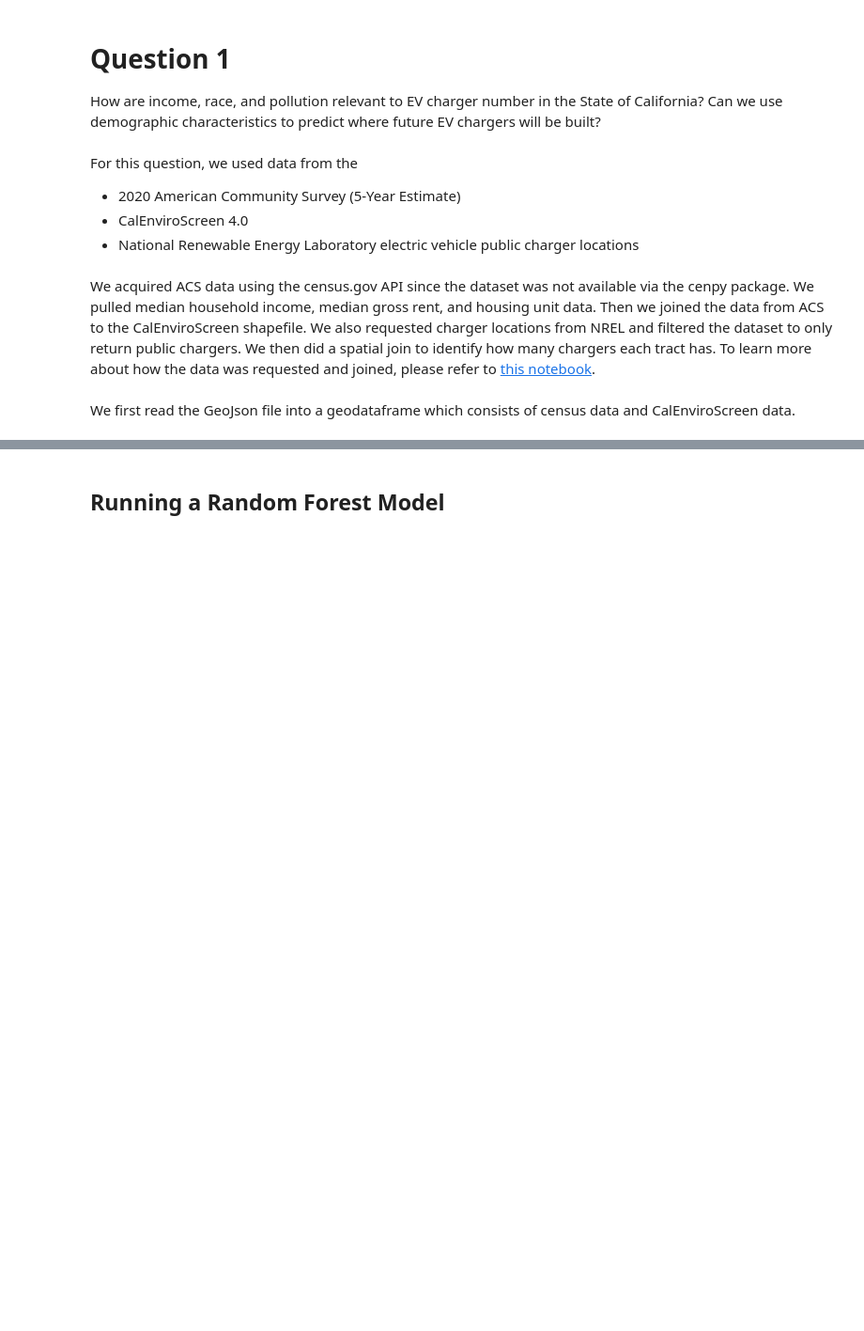
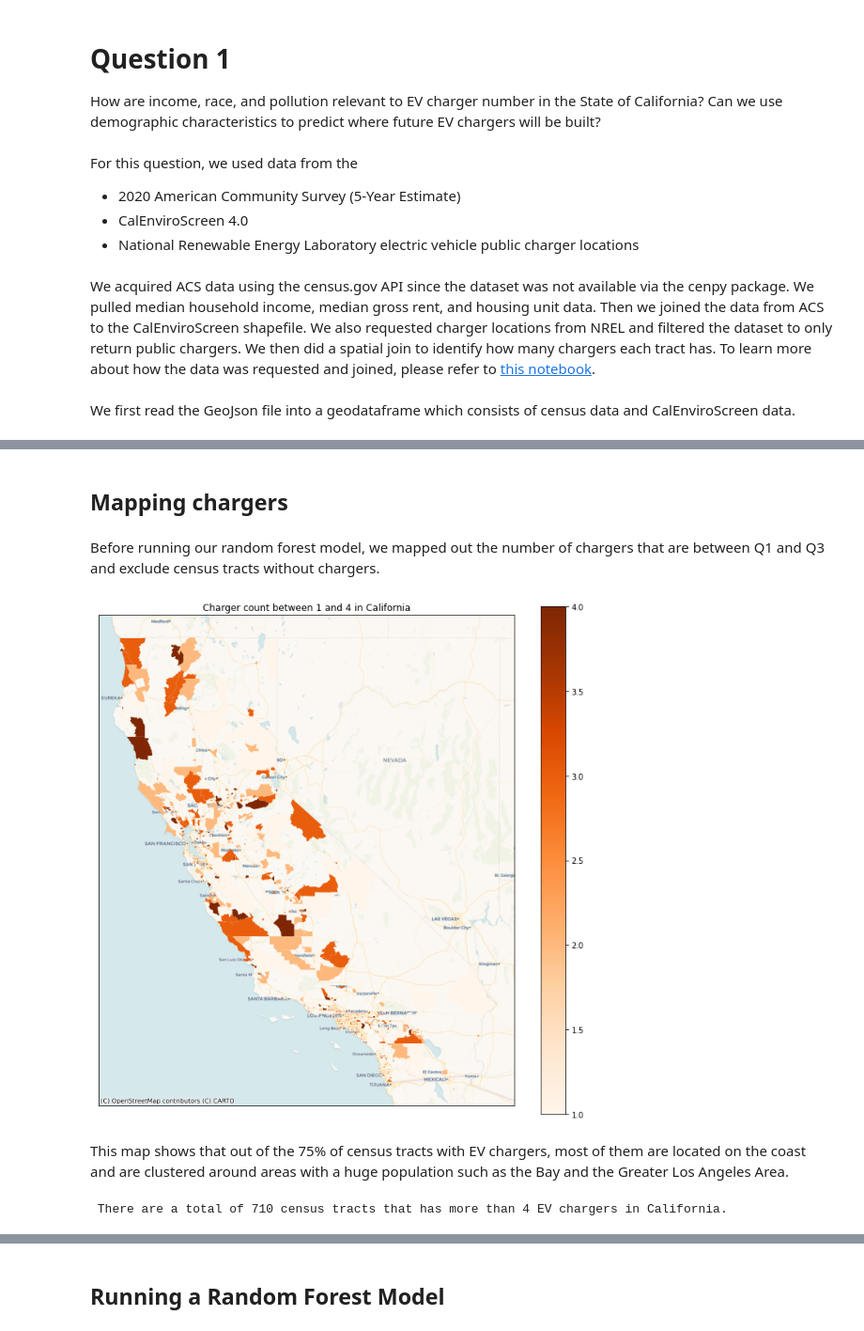
Before and after one commit to opheliasin/ev-charger-sales, a Jupyter notebook: Question 1.ipynb, the cells around one changed output, grey strips where cells are left out. Shown at 94% size. Cells and saved outputs as stored; diff of their text form; code cells hidden in the pictures; blank space fills up the shorter version.

```diff
--- a/Question 1.ipynb
+++ b/Question 1.ipynb
@@ -48,6 +25,0 @@ import matplotlib.pyplot as plt
-# %%
-fig, ax = plt.subplots(figsize=(10,10))
-joinedDf.to_crs("EPSG:3857").plot('count', cmap='viridis', legend=True, ax=ax)
-ctx.add_basemap(ax, source=ctx.providers.Stamen.TonerLite)
-ax.set_xticks([])
-ax.set_yticks([])
@@ -89,0 +52,27 @@ The R-squared value is extremely low. This probably tells us that income is extr
+# %% [markdown]
+## Mapping chargers
+# %% [markdown]
+Before running our random forest model, we mapped out the number of chargers that are between Q1 and Q3 and exclude census tracts without chargers.
+# %%
+import matplotlib.pyplot as plt
+import contextily as ctx
+
+chargers_q1_q3 = joinedDf[(joinedDf['Charger count'] > 0) & (joinedDf['Charger count'] < 4.1)]
+
+fig, ax = plt.subplots(figsize=(12, 12))
+chargers_q1_q3.to_crs("EPSG: 3857").plot('Charger count', cmap = 'Oranges',  ax = ax, legend = True)
+
+#remove tix labels
+ax.set_xticks([])
+ax.set_yticks([])
+
+ax.set_title('Charger count between 1 and 4 in California')
+ctx.add_basemap(ax, source=ctx.providers.CartoDB.Voyager)
+# %% [output]
+[figure, added]
+# %% [markdown]
+This map shows that out of the 75% of census tracts with EV chargers, most of them are located on the coast and are clustered around areas with a huge population such as the Bay and the Greater Los Angeles Area.
+# %%
+print(' There are a total of ' + str(len(chargers_q4)) + ' census tracts that has more than 4 EV chargers in California.')
+# %% [output]
+ There are a total of 710 census tracts that has more than 4 EV chargers in California.
```
Also changed, not shown: parts of 40 cells of this notebook, 4 other files.
